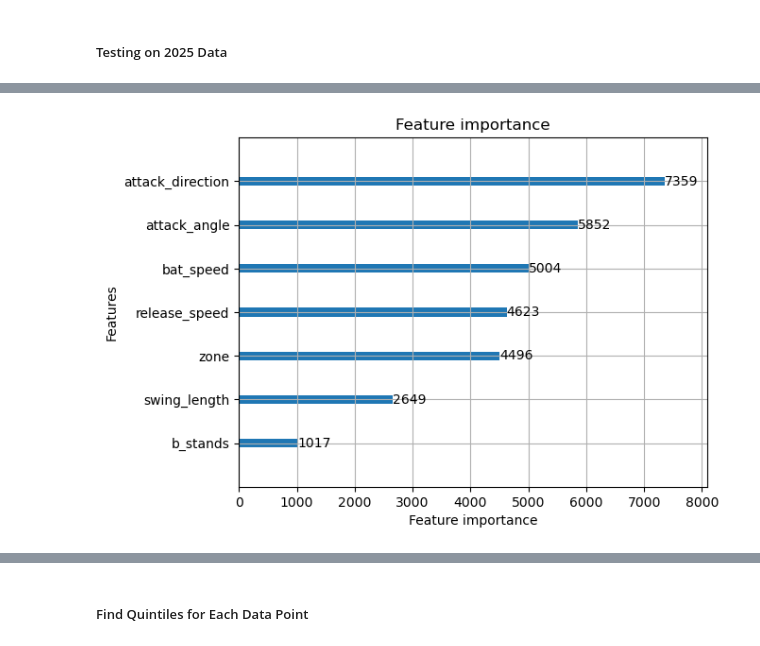
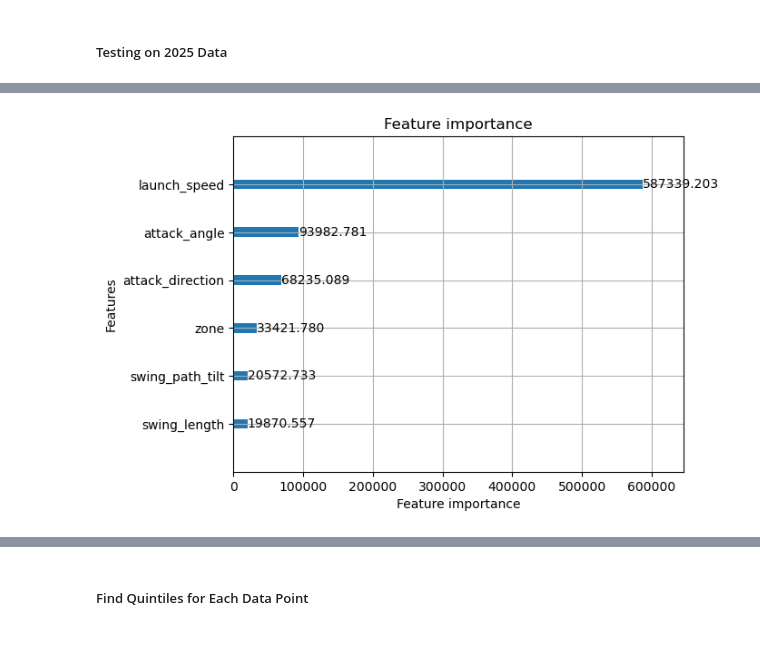
Before and after one commit to daltonlowery26/woba-modeling, a Jupyter notebook: models/gmb_bat_tracking.ipynb, the cells around one changed output, grey strips where cells are left out. Drawn from its saved outputs; the diff is of its cells as text; code cells hidden in the pictures.

Commit message:
final changes. reworked the model a bit.

```diff
--- a/models/gmb_bat_tracking.ipynb
+++ b/models/gmb_bat_tracking.ipynb
@@ -15,3 +19,11 @@ df = pd.read_csv('pitch/pitch_cleaned.csv').drop(columns=['Unnamed: 0'])
+# %%
+df['ev_bucket'] = pd.cut(df['launch_speed'], bins = 25)
+df['la_bucket'] = pd.cut(df['launch_angle'], bins = 25)
+df['combined_bucket'] = df.groupby(['ev_bucket', 'la_bucket']).ngroup()
+lower_bound = df.groupby('combined_bucket')['woba_value'].transform(lambda x: x.quantile(0.03))
+upper_bound = df.groupby('combined_bucket')['woba_value'].transform(lambda x: x.quantile(0.97))
+df_filtered = df[(df['woba_value'] >= lower_bound) & (df['woba_value'] <= upper_bound)]
+df = df_filtered.copy()
 # %% [markdown]
 ##### Cleaning for Task
 # %%
@@ -27,7 +38,7 @@ df_train = df
 df_train = (df_train.reset_index()).drop(columns=['index'])
 df_train = df_train.dropna()
 # %%
-X = (df_train[['zone', 'release_speed', 'attack_angle', 'attack_direction', 'bat_speed', 'swing_length', 'swing_path_tilt']])
+X = (df_train[['zone', 'launch_speed', 'attack_angle', 'attack_direction', 'swing_length', 'swing_path_tilt']])
 y = df_train['woba_value']
 # %% [markdown]
 ##### Train Val
@@ -42,19 +53,19 @@ quantiles = [0.05, 0.15, 0.25, 0.35, 0.45, 0.55, 0.65, 0.75, 0.85, 0.95]
 # %%
 rnd_search_params = {
     'boosting_type': ['gbdt'],
-    'learning_rate': [0.1, 0.01],
+    'learning_rate': [0.01],
     'num_leaves': np.linspace(2, 200, 25, dtype=int),
     'max_depth': np.linspace(2, 19, 7, dtype=int),
     'min_data_in_leaf': np.linspace(1, 40, 10, dtype=int),
     'subsample': np.linspace(0.3, 0.8, 7),
     'colsample_bytree': np.linspace(0.6, 1.0, 5),
-    'n_estimators': np.linspace(100, 1500, 15, dtype=int),
+    'n_estimators': np.linspace(100, 2000, 20, dtype=int),
     'lambda_l2': [1, 3, 5, 10, 20, 25, 50],
     'lambda_l1': [0.001, 0.01, 1, 3, 5]
 }
 
 fit_params = {
-    "callbacks": [lgb.early_stopping(stopping_rounds=40, verbose=False)],
+    "callbacks": [lgb.early_stopping(stopping_rounds=75, verbose=False)],
     "eval_set": [(x_val, y_val)],
     "eval_metric": 'quantile'
 }
@@ -83,7 +94,7 @@ for q in quantiles:
 
 
     rnd_searcher = RandomizedSearchCV(model, param_distributions=rnd_search_params, cv=pds, scoring=pinball_scorer,
-                                    n_iter=500, random_state=26, verbose=1, n_jobs=3)
+                                    n_iter=250, random_state=26, verbose=1, n_jobs=3)
 
     print(model.get_params)
     search = rnd_searcher.fit(x_combined, y_combined, **fit_params)
@@ -187,7 +232,7 @@ bat_tracking_params = all_best_params
 models = {}
 quantiles = [0.05, 0.15, 0.25, 0.35, 0.45, 0.55, 0.65, 0.75, 0.85, 0.95]
 for q in quantiles:
-    quantile_model = lgb.LGBMRegressor(**bat_tracking_params[q], alpha=q, random_state=26, n_jobs=-1)
+    quantile_model = lgb.LGBMRegressor(**bat_tracking_params[str(q)], alpha=q, random_state=26, n_jobs=-1)
     quantile_model.fit(x_train, y_train,
                        eval_set=[(x_val, y_val)],
                        callbacks=[lgb.early_stopping(stopping_rounds=40, verbose=False)])
@@ -230,8 +275,8 @@ RMSE: 0.5795433294751307
 # %%
-lgb.plot_importance(models[.45], importance_type='split')
+lgb.plot_importance(models[.55], importance_type='gain')
 plt.show()
 # %% [output]
-[figure, old version]
+[figure, new version]
 # %%
 grouped_results = results_df.groupby(['year', 'batter'])[['actual', 'predicted']].agg(['mean', 'count'])
 grouped_results.columns = ['_'.join(col).strip() for col in grouped_results.columns.values]
```
Also changed, not shown: parts of 14 cells of this notebook, 7 other files.
